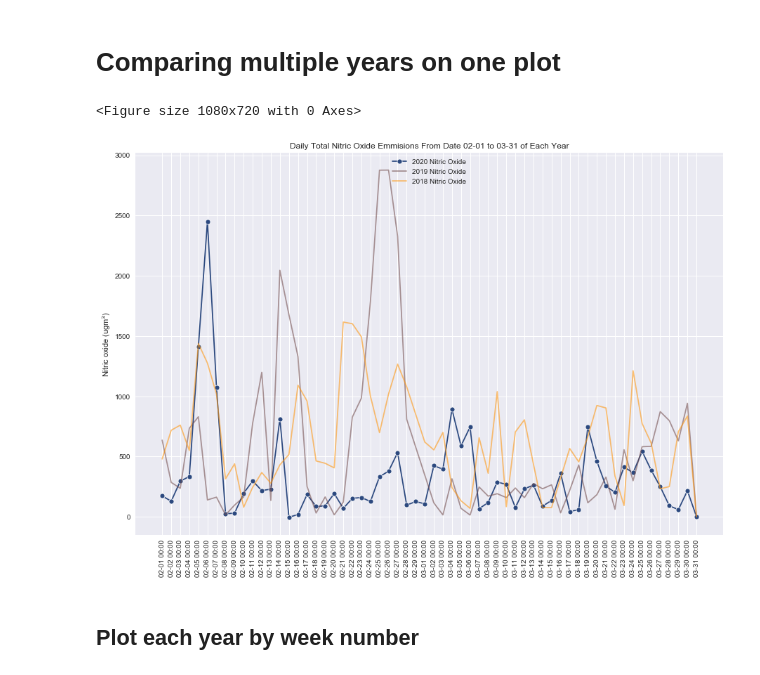
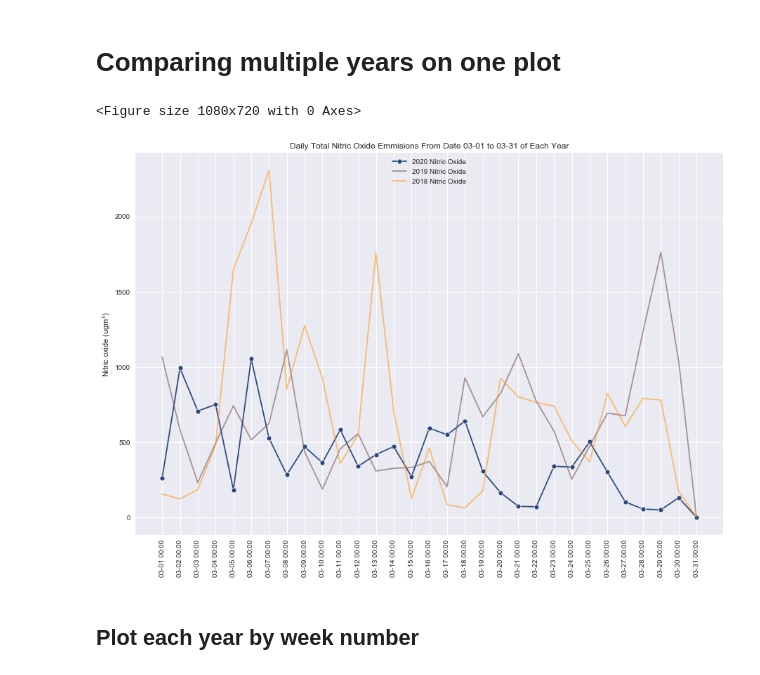
Before and after one commit to productivityboyz/Air-Pollution-Project, a Jupyter notebook: Alex Air Pollution Analysis (Main File).ipynb, the cells around one changed output. Saved outputs shown, nothing was run; the diff lists cells and outputs as text; code cells hidden in the pictures.

```diff
--- a/Alex Air Pollution Analysis (Main File).ipynb
+++ b/Alex Air Pollution Analysis (Main File).ipynb
@@ -1,3 +5,8 @@
+# %%
+import statsmodels.api as sm # for decomposition
+matplotlib.rcParams['axes.labelsize'] = 20
+matplotlib.rcParams['xtick.labelsize'] = 20
+matplotlib.rcParams['ytick.labelsize'] = 20
 # %%
 ### Imports ###
 from datetime import timedelta
@@ -279,3 +275,11 @@ pivoted.plot(legend=False,alpha=0.2,figsize=[15,10])
 # %% [output]
 <matplotlib.axes._subplots.AxesSubplot at 0x...>
 [figure]
+# %%
+from pylab import rcParams
+rcParams['figure.figsize'] = 18, 14
+
+y = df_all['Total'].resample('M').mean()
+
+decomposition = sm.tsa.seasonal_decompose(y, model='additive')
+z = decomposition.plot()
@@ -432,11 +438,11 @@ def year_comparison(start,end,resample_string,years_of_data):
         plt.title('Daily Total Nitric Oxide Emmisions From Date {} to {} of Each Year'.format(start,end))
         plt.legend(loc='upper center')
 # %%
-year_comparison(start='02-01',end='03-31',resample_string='D',years_of_data=3)
+year_comparison(start='03-01',end='03-31',resample_string='D',years_of_data=3)
 # would be great to be able to specify what years to plot
 # %% [output]
 <Figure size 1080x720 with 0 Axes>
-[figure, old version]
+[figure, new version]
 # %% [markdown]
 ## Plot each year by week number
 # %%
```
Also changed, not shown: parts of 6 cells of this notebook, 1 other file.
